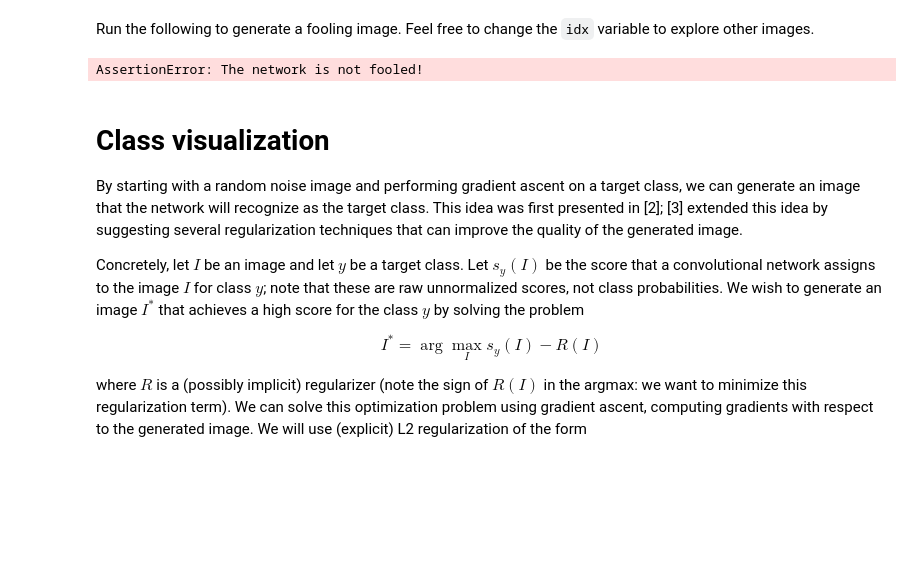
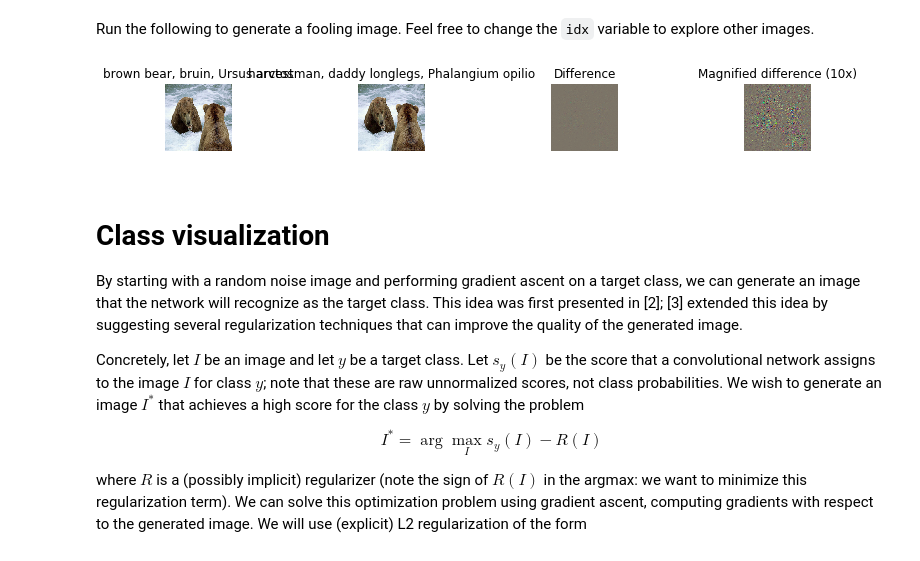
Before and after one commit to vsuthichai/cs231n, a Jupyter notebook: assignment3/NetworkVisualization-TensorFlow.ipynb, the cells around one changed output. Saved outputs shown, nothing was run; the diff lists cells and outputs as text; code cells hidden in the pictures; blank space fills up the shorter version.

Commit message:
Image fooling

```diff
--- a/assignment3/NetworkVisualization-TensorFlow.ipynb
+++ b/assignment3/NetworkVisualization-TensorFlow.ipynb
@@ -208,7 +208,15 @@ def make_fooling_image(X, target_y, model):
     # You can print your progress over iterations to check your algorithm.       #
     ##############################################################################
 
-
+    with tf.device("/cpu:0"):
+        y = None
+        while y != target_y:
+            gradient_tensor = tf.gradients(model.classifier[:, target_y], model.image)[0]
+            normalized_gradient_tensor = learning_rate * gradient_tensor / tf.sqrt(tf.reduce_sum(gradient_tensor**2))
+            g = sess.run(normalized_gradient_tensor, {model.image: X_fooling})
+            X_fooling += g
+            scores = sess.run(model.classifier, {model.image: X_fooling})
+            y = np.argmax(scores)
 
     ##############################################################################
     #                             END OF YOUR CODE                               #
@@ -217,38 +225,38 @@ def make_fooling_image(X, target_y, model):
 # %% [markdown]
 Run the following to generate a fooling image. Feel free to change the `idx` variable to explore other images.
 # %%
-idx = 0
+idx = 4
 Xi = X[idx][None]
-target_y = 6
+target_y = 70
 X_fooling = make_fooling_image(Xi, target_y, model)
 
 # Make sure that X_fooling is classified as y_target
 scores = sess.run(model.classifier, {model.image: X_fooling})
 assert scores[0].argmax() == target_y, 'The network is not fooled!'
 
 # Show original image, fooling image, and difference
 orig_img = deprocess_image(Xi[0])
 fool_img = deprocess_image(X_fooling[0])
 # Rescale
 plt.subplot(1, 4, 1)
 plt.imshow(orig_img)
 plt.axis('off')
 plt.title(class_names[y[idx]])
 plt.subplot(1, 4, 2)
 plt.imshow(fool_img)
 plt.title(class_names[target_y])
 plt.axis('off')
 plt.subplot(1, 4, 3)
 plt.title('Difference')
 plt.imshow(deprocess_image((Xi-X_fooling)[0]))
 plt.axis('off')
 plt.subplot(1, 4, 4)
 plt.title('Magnified difference (10x)')
 plt.imshow(deprocess_image(10 * (Xi-X_fooling)[0]))
 plt.axis('off')
 plt.gcf().tight_layout()
 # %% [output]
-AssertionError: The network is not fooled!
+[figure, added]
 # %% [markdown]
 # Class visualization
 By starting with a random noise image and performing gradient ascent on a target class, we can generate an image that the network will recognize as the target class. This idea was first presented in [2]; [3] extended this idea by suggesting several regularization techniques that can improve the quality of the generated image.
```
